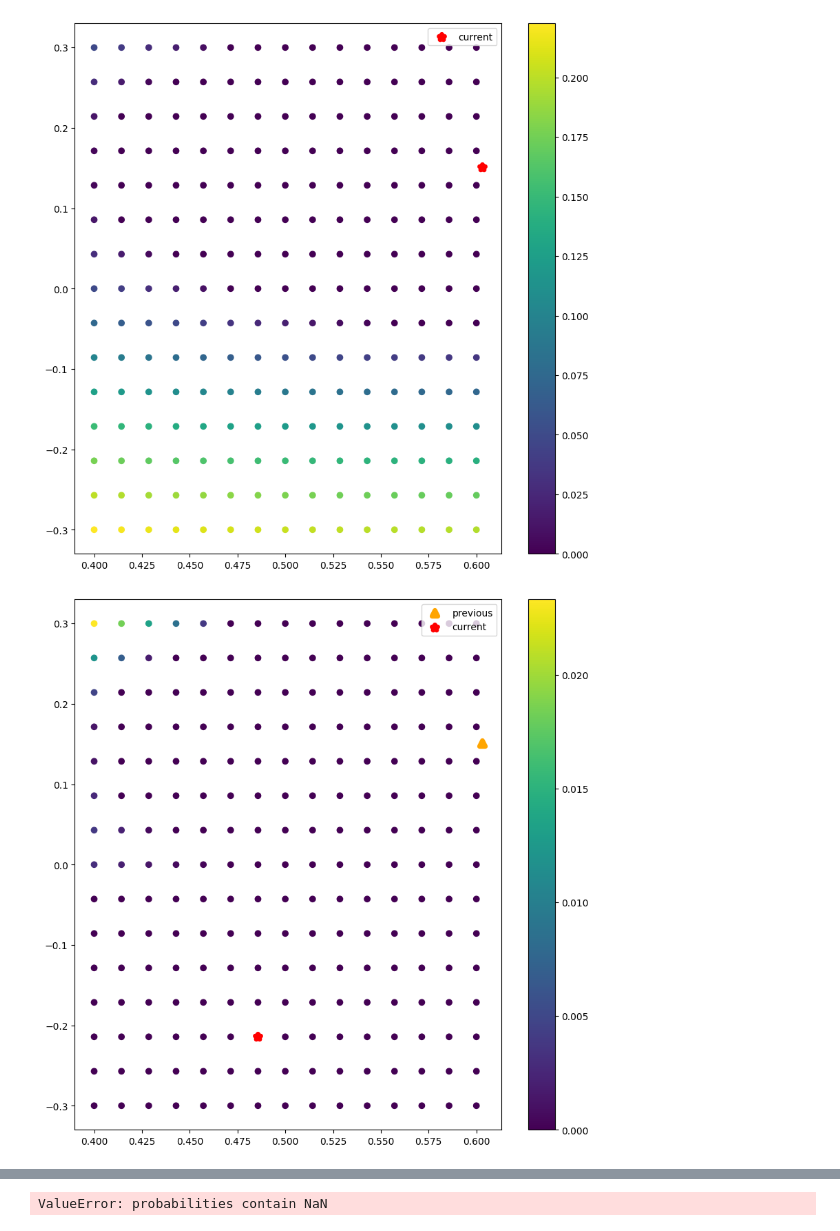
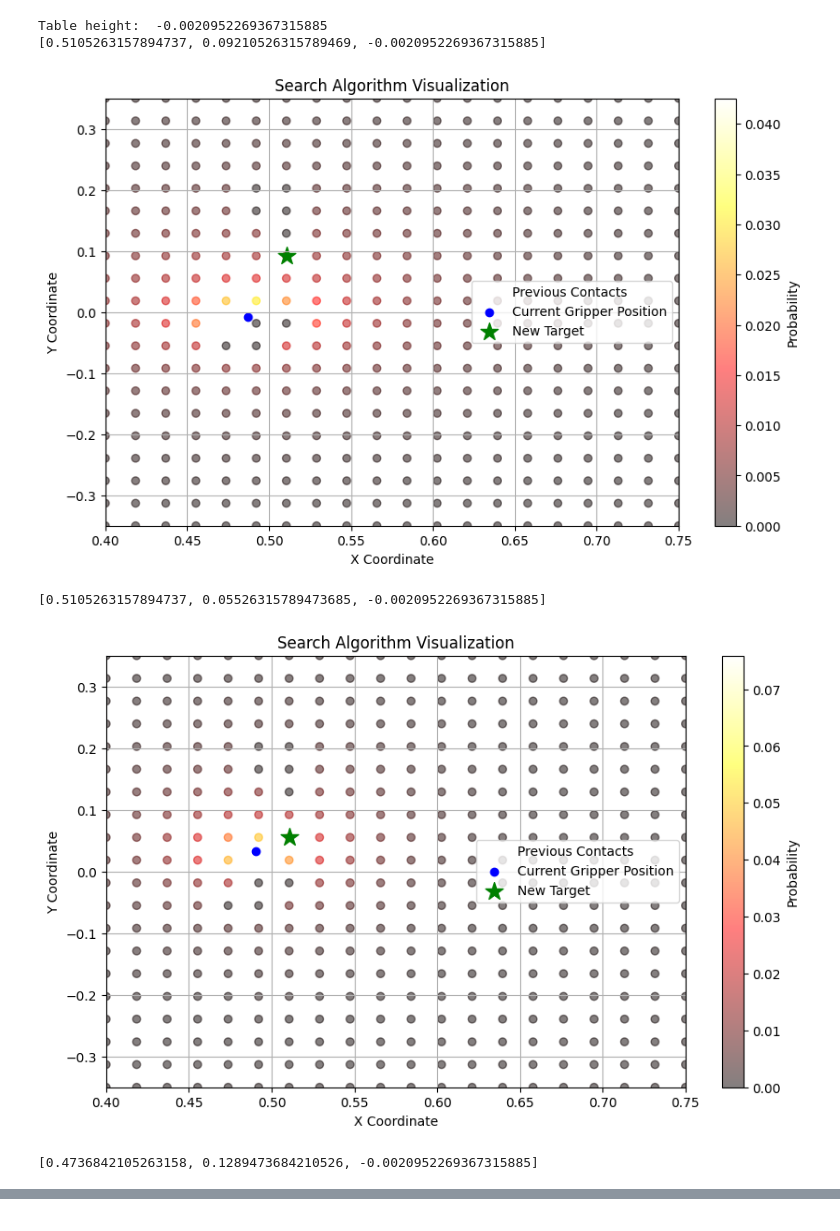
Before and after one commit to yifr/a_grasp_in_the_dark, a Jupyter notebook: project_codes/run_model.ipynb, the cells around one changed output, grey strips where cells are left out. Saved outputs shown, nothing was run; the diff lists cells and outputs as text; code cells hidden in the pictures.

Commit message:
updated search functions and things

```diff
--- a/project_codes/run_model.ipynb
+++ b/project_codes/run_model.ipynb
@@ -22,5 +20,9 @@ R_W_brick = None
 # %%
-meshcat, station, simulator, context, p_W_brick, R_W_brick = scene.init_scenario(brick_location=p_W_brick, brick_rotation=None, meshcat=meshcat)
+p_W_brick = [0.6, -0.25, 0.0]
+R_W_brick = None
+
+meshcat, station, simulator, context, p_W_brick, R_W_brick = scene.init_scenario(brick_location=p_W_brick, brick_rotation=R_W_brick, meshcat=meshcat)
+
 allegro = AllegroWrapper.AllegroHand(station, context)
 simulator.set_target_realtime_rate(1.0)
 x0 = station.GetOutputPort("iiwa+allegro.state_estimated").Eval(context)
@@ -36,5 +36,5 @@ INFO:drake:Meshcat listening for connections at http://localhost:7001
 # %%
-def run_search(station, frame = "iiwa_link_6"):
+def run_search(station, frame = "hand_root", object_bias=None):
     plant = station.GetSubsystemByName("plant")
     # Get initial pose of the gripper by using default context of manip station.
     gripper = plant.GetBodyByName(frame)
@@ -42,49 +42,54 @@ def run_search(station, frame = "iiwa_link_6"):
 
     X_WG = plant.EvalBodyPoseInWorld(plant_context, gripper)
     table_end_effector_poses = contact.get_table_contact(X_WG)
     p_WG_post = table_end_effector_poses[-1].translation()
 
     obj_touched, new_contacts = motion_planning.move_arm(p_WG_post, simulator, station, context, time_interval=0.4, frame=frame)
 
     if obj_touched == "table":
-        table_height = new_contacts[0][2]
+        table_height = min(new_contacts[:, 2])
         touched_point = new_contacts[np.random.choice(np.arange(len(new_contacts)))]
+        print("Table height: ", table_height)
     else:
         print("Table not found")
         # NOTE: Here we should feed coordinates into search algorithm
 
-    p_grid = {}
-    all_touched_points = []
+    all_touched_points = set()
+    for point in new_contacts:
+        all_touched_points.add(tuple(point))
+
     i = 0
     while obj_touched == "table":
+        #reset_arm(station, simulator, context, x0)
         if i > 30:
             break
         i += 1
 
-        current_touch = touched_point[:2]
-        all_touched_points.append(current_touch)
-        next_touch, p_grid = search.sample_new_target(current_touch, p_grid)
+        object_bias = search.update_target_bias(all_touched_points, object_bias)
+        next_touch, weights = search.sample_new_target(touched_point, all_touched_points, target_bias=object_bias)
         next_point = [next_touch[0], next_touch[1], table_height]
         X_WG = plant.EvalBodyPoseInWorld(plant_context, gripper)
 
+        print(next_point)
         # NOTE: This can change if there's biases in the search algorithm, based on the object's height and expected distance from the gripper
         # NOTE: We might also modify it based on some energy constraint, to minimize movement costs
         arc_height = 0.25
         obj_touched, new_contacts = motion_planning.move_arm(next_point, simulator, station, context, time_interval=0.4, frame=frame)
-        touched_point = copy.deepcopy(next_point)
+        for point in new_contacts:
+            all_touched_points.add(tuple(point))
 
-        x = []
-        y = []
-        z = []
-        for coord, prob in p_grid.items():
-            x.append(coord[0])
-            y.append(coord[1])
-            z.append(prob)
-
-        fig = visualizations.plot_2d_search(all_touched_points, x, y, z)
+        fig = visualizations.plot_2d_search(X_WG.translation(), all_touched_points, next_touch, object_bias, p_W_brick)
         plt.show()
 
-run_search(station)
+    print("Object found! Location at: ", next_touch)
+    print("Actual object location: ", p_W_brick)
+    print("Difference: ", np.linalg.norm(np.array(next_touch) - np.array(p_W_brick[:2])))
+
+run_search(station, object_bias = [p_W_brick[0], p_W_brick[1], 0.25, 0.25])
 # %% [output]
+Table height:  -0.0020952269367315885
+[0.5105263157894737, 0.09210526315789469, -0.0020952269367315885]
-[figure, old version]
+[figure, new version]
+[0.5105263157894737, 0.05526315789473685, -0.0020952269367315885]
-[figure, old version]
+[figure, new version]
+[0.4736842105263158, 0.1289473684210526, -0.0020952269367315885]
@@ -92 +96,0 @@ run_search(station)
-ValueError: probabilities contain NaN
```
Also changed, not shown: parts of 3 cells of this notebook, 5 other files.
